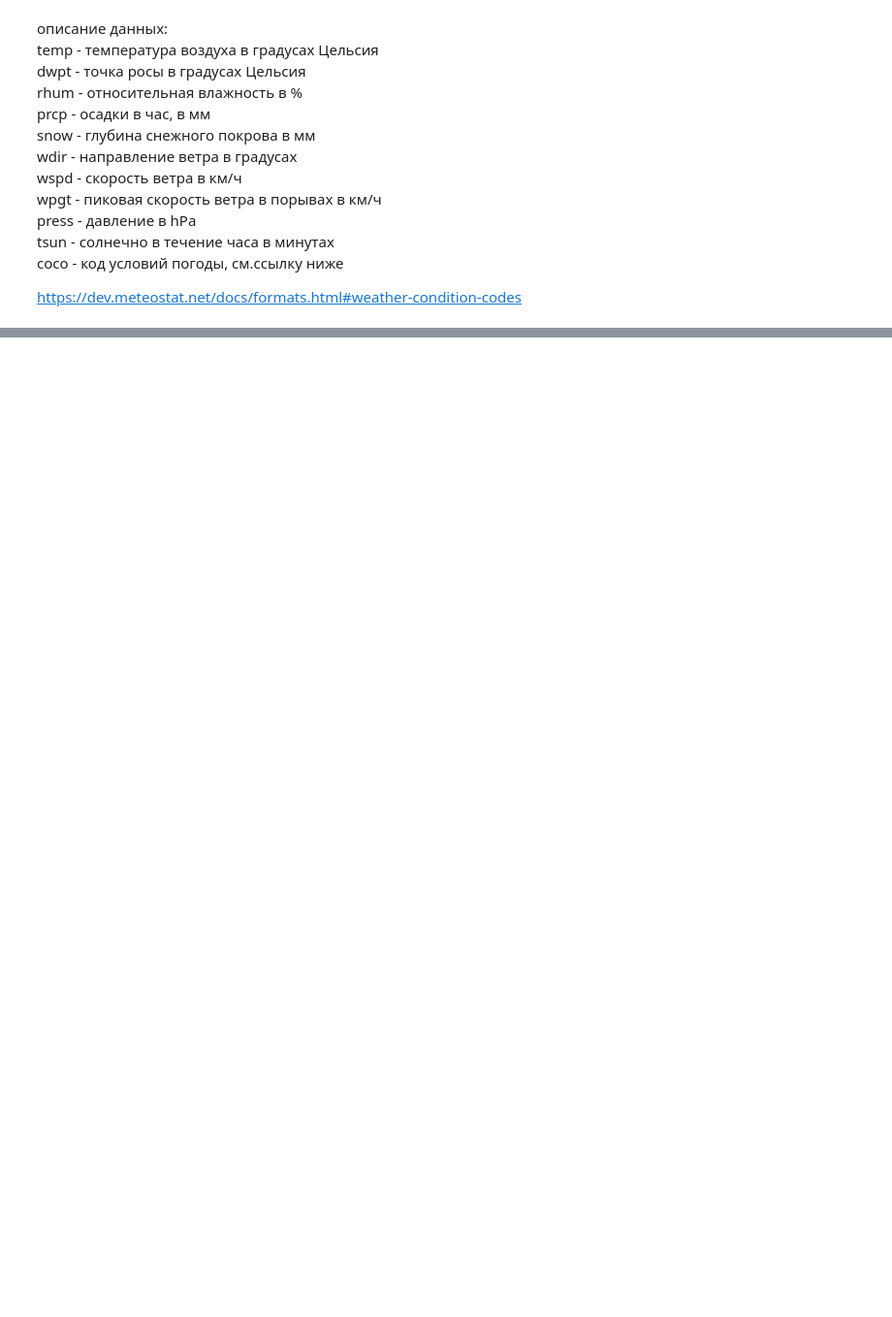
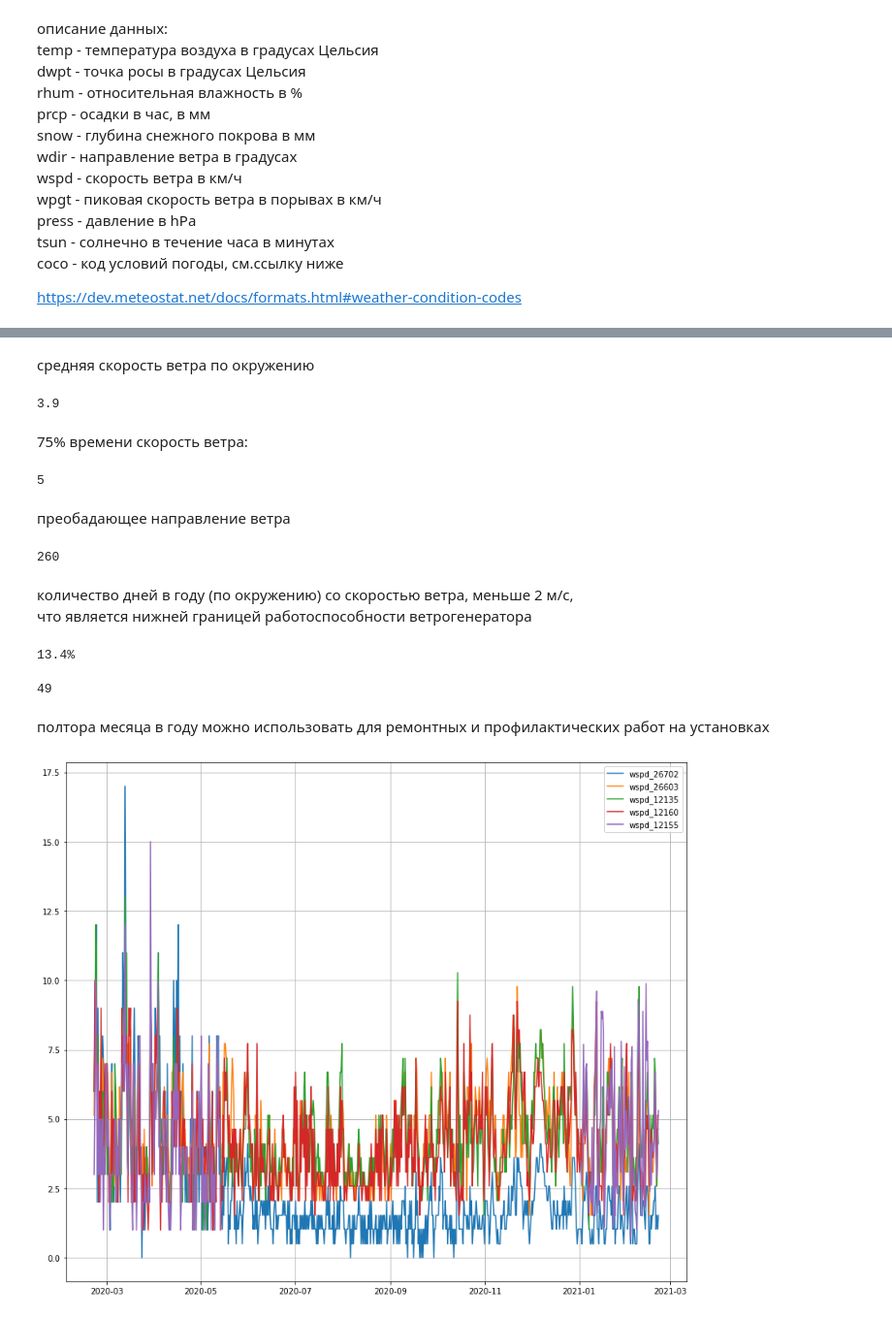
Before and after one commit to Dmitry1973/GB_Final_project, a Jupyter notebook: Final_project.ipynb, the cells around one changed output, grey strips where cells are left out. Shown at 97% size. Drawn from its saved outputs; the diff is of its cells as text; code cells hidden in the pictures; blank space fills up the shorter version.

```diff
--- a/Final_project.ipynb
+++ b/Final_project.ipynb
@@ -208,0 +224,6 @@ poi
+# %%
+import pandas as pd
+# wind_cond = pd.DataFrame(columns=['wspd_sum','wdir_sum'])
+wind_cond = pd.DataFrame()
+# wind_cond[[f'wspd_{id_station[0]}', f'wdir_{id_station[0]}' ]] = data[['wspd','wdir']]
+# wind_cond.mean()
@@ -208,0 +244,5 @@ poi
+# %%
+from dateutil.relativedelta import relativedelta
+
+start_ = end + relativedelta(years= -1)
+start_
@@ -208,0 +251,7 @@ poi
+# %%
+for st in id_station:
+    data = Hourly(st, start_, end).fetch()
+    data['wspd'] = data['wspd'] / 3.6 # from km/h to m/s
+    wind_cond[[f'wspd_{st}', f'wdir_{st}' ]] = data[['wspd', 'wdir']].ffill()
+
+wind_cond.describe()
@@ -208,0 +270,10 @@ poi
+# %%
+col_list_dir = []
+col_list_spd = []
+for c in range(len(wind_cond.columns)):
+    if c % 2:
+        col_list_dir.append(wind_cond.columns[c])
+    else:
+        col_list_spd.append(wind_cond.columns[c])
+
+# col_list_spd, col_list_dir
@@ -208,0 +304,41 @@ poi
+# %% [markdown]
+средняя скорость ветра по окружению
+# %%
+round(wind_cond[col_list_spd].mean().mean(),1)
+# %% [output]
+3.9
+# %% [markdown]
+75% времени скорость ветра:
+# %%
+round(wind_cond[col_list_spd].quantile(.75).mean())
+# %% [output]
+5
+# %% [markdown]
+преобадающее направление ветра
+# %%
+round(wind_cond[col_list_dir].quantile(.75).mean())
+# %% [output]
+260
+# %% [markdown]
+количество дней в году (по окружению) со скоростью ветра, меньше 2 м/с,
+что является нижней границей работоспособности ветрогенератора
+# %%
+d = wind_cond[col_list_spd][wind_cond[col_list_spd] < 2].count(axis=0).mean()/len(wind_cond)*100
+print(f'{round(d,1)}'+ "%")
+# %% [output]
+13.4%
+# %%
+round(365 * d /100)
+# %% [output]
+49
+# %% [markdown]
+полтора месяца в году можно использовать для ремонтных и профилактических работ на установках
+# %%
+import matplotlib.pyplot as plt
+plt.figure(figsize=(14,12))
+plt.plot(wind_cond[col_list_spd][::12])
+plt.legend(col_list_spd)
+plt.grid()
+plt.show()
+# %% [output]
+[figure, added]
```
Also changed, not shown: parts of 19 cells of this notebook.
